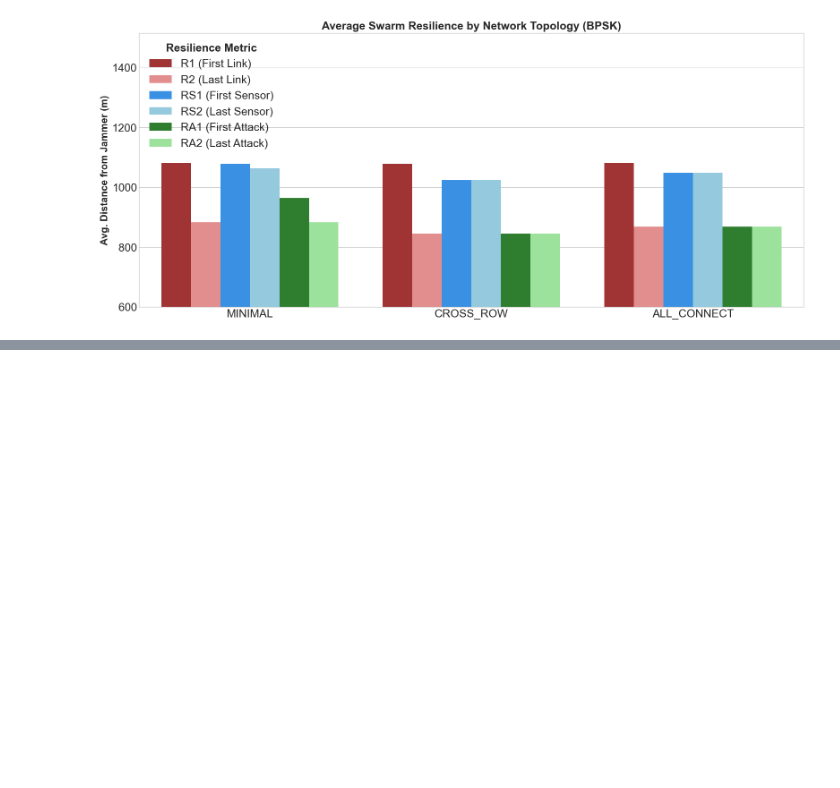
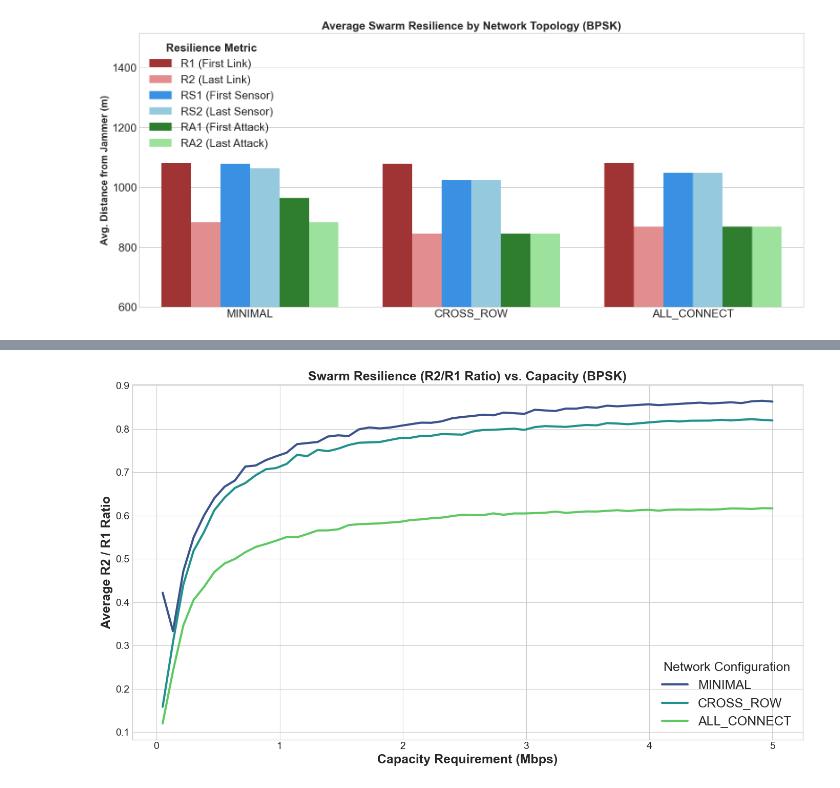
Before and after one commit to Sanexi/drone-network-ew-sim, a Jupyter notebook: analysis.ipynb, the cells around one changed output, grey strips where cells are left out. Cells and saved outputs as stored; diff of their text form; code cells hidden in the pictures; blank space fills up the shorter version.

```diff
--- a/analysis.ipynb
+++ b/analysis.ipynb
@@ -1467,0 +1525,74 @@ For example, when doing 'df[col].method(value, inplace=True)', try using 'df.met
+# %%
+import pandas as pd
+import seaborn as sns
+import matplotlib.pyplot as plt
+import numpy as np
+
+# --- Configuration ---
+# Use the filename of the CSV generated by your latest simulation run
+CSV_FILE = 'results/grid_summary_parallelv8.csv'
+# Choose the modulation scheme you want to analyze for the ratio
+MODULATION_FOR_RATIO = 'BPSK'
+# --- End of Configuration ---
+
+# 1. Load the dataset
+try:
+    df = pd.read_csv(CSV_FILE)
+except FileNotFoundError:
+    print(f"Error: The file '{CSV_FILE}' was not found.")
+    print("Please make sure you have run the simulation and that the CSV file name is correct.")
+    exit()
+
+# 2. Prepare data for plotting
+# Ensure capacity is in Mbps for consistency
+if 'capacity_requirement_mbps' not in df.columns and 'capacity_requirement' in df.columns:
+    df['capacity_requirement_mbps'] = df['capacity_requirement'] / 1e6
+
+# Define the specific R1 and R2 column names
+r1_col = f"r1_{MODULATION_FOR_RATIO.lower()}_m"
+r2_col = f"r2_{MODULATION_FOR_RATIO.lower()}_m"
+
+# 3. Aggregate data and calculate the ratio
+# Group by configuration and capacity, then calculate the mean of the R1 and R2 distances.
+# This provides a smoother trend than calculating the ratio for each individual run.
+agg_df = df.groupby(
+    ['relay_connectivity_config', 'capacity_requirement_mbps']
+)[[r1_col, r2_col]].mean().reset_index()
+
+# Calculate the R2/R1 ratio from the aggregated values
+# Replace division by zero or NaN with NaN, then drop those rows for a clean plot
+agg_df['R2/R1 Ratio'] = agg_df[r2_col] / agg_df[r1_col]
+agg_df.replace([np.inf, -np.inf], np.nan, inplace=True)
+agg_df.dropna(subset=['R2/R1 Ratio'], inplace=True)
+
+
+# 4. Generate the Line Plot
+plt.style.use('seaborn-v0_8-whitegrid')
+plt.figure(figsize=(14, 8))
+
+ax = sns.lineplot(
+    data=agg_df,
+    x='capacity_requirement_mbps',
+    y='R2/R1 Ratio',
+    hue='relay_connectivity_config',
+    palette='viridis', # A visually distinct color palette
+    lw=3,
+    hue_order=['MINIMAL', 'CROSS_ROW', 'ALL_CONNECT'] # Ensure consistent legend order
+)
+
+# 5. Customize the Plot
+plt.title(f'Swarm Resilience (R2/R1 Ratio) vs. Capacity ({MODULATION_FOR_RATIO})', fontsize=18, weight='bold')
+plt.xlabel('Capacity Requirement (Mbps)', fontsize=18, weight='bold')
+plt.ylabel('Average R2 / R1 Ratio', fontsize=18, weight='bold')
+plt.xticks(fontsize=14)
+plt.yticks(fontsize=14)
+
+# Improve the legend
+handles, labels = ax.get_legend_handles_labels()
+
+plt.legend(handles=handles, labels=labels, title='Network Configuration', title_fontsize='18', fontsize='18')
+
+plt.tight_layout()
+plt.show()
+# %% [output]
+[figure, added]
```
Also changed, not shown: parts of 7 cells of this notebook, 3 other files.
